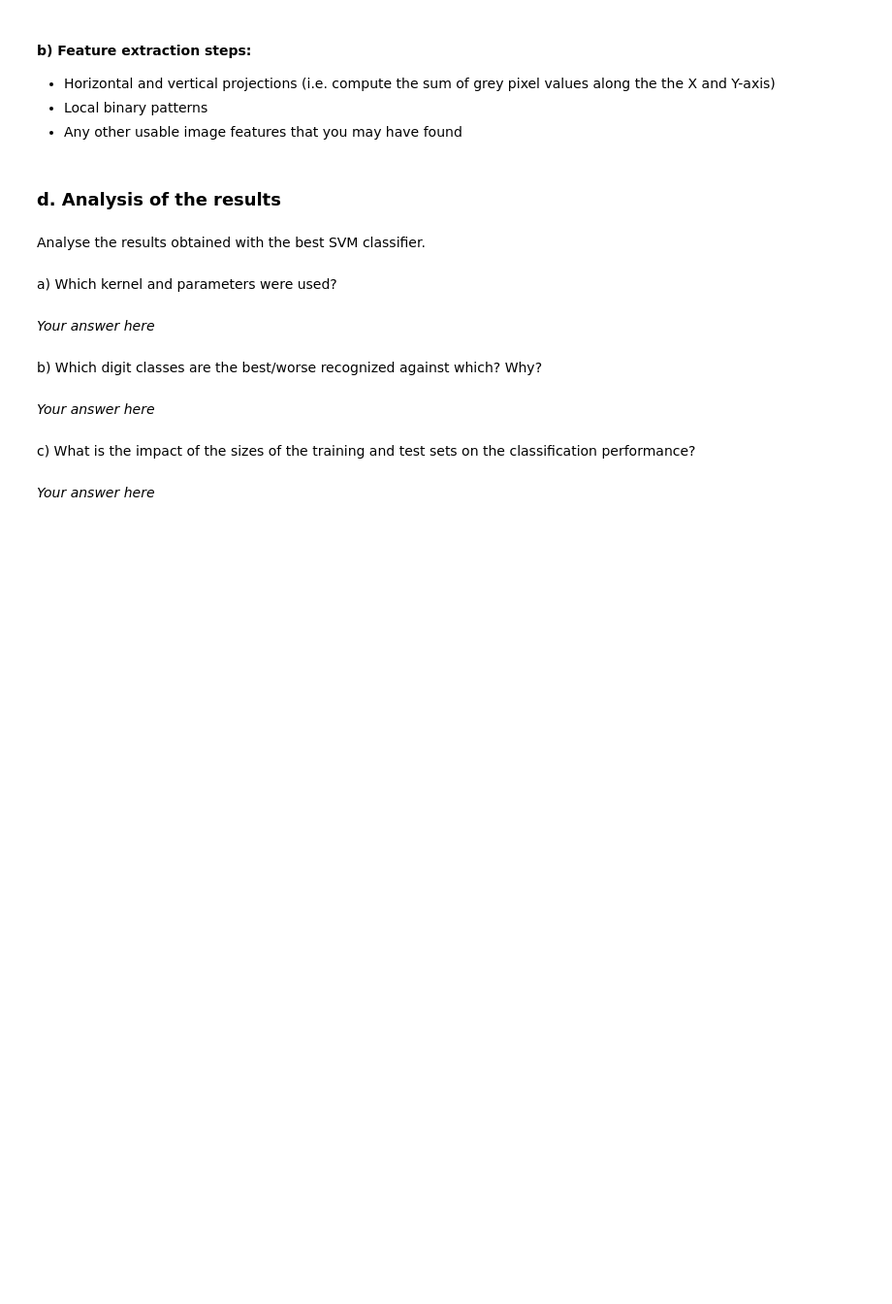
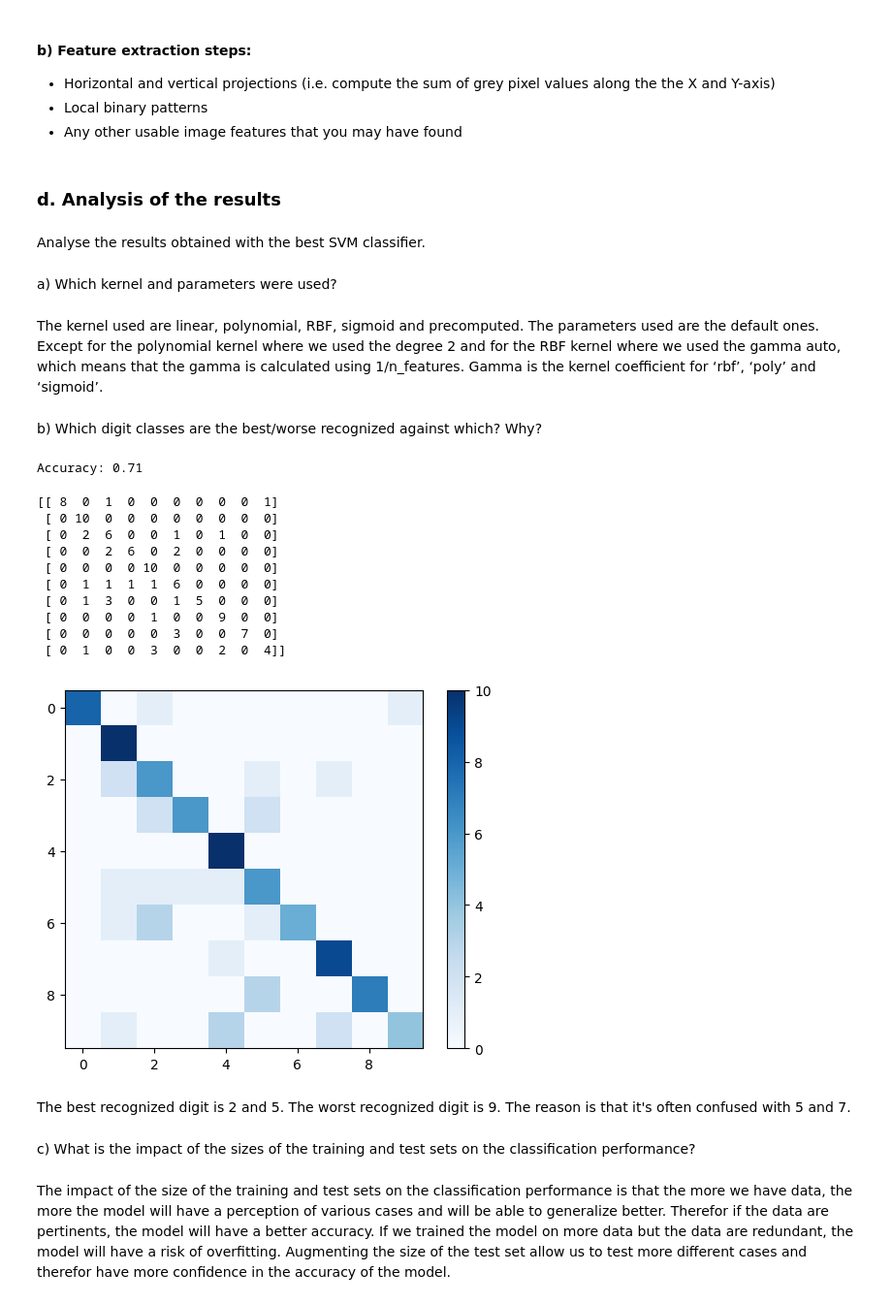
Before and after one commit to magskwa/Mache_Le, a Jupyter notebook: PW07/ex1-digit-classification/ex1-digit-classification-stud.ipynb, the cells around one changed output. Shown at 97% size. Cells and saved outputs as stored; diff of their text form; code cells hidden in the pictures; blank space fills up the shorter version.

```diff
--- a/PW07/ex1-digit-classification/ex1-digit-classification-stud.ipynb
+++ b/PW07/ex1-digit-classification/ex1-digit-classification-stud.ipynb
@@ -67,0 +92,9 @@ SVC()
+# %%
+# for each svm in svms, train and evaluate with cross-validation 10 folds
+from sklearn.model_selection import cross_val_score
+svm_scores = []
+
+for svm in svms:
+   scores = cross_val_score(svm, X_train, y_train, cv=10, n_jobs=-1)
+   print(scores)
+   svm_scores.append(scores)
@@ -67,0 +106,4 @@ SVC()
+# %%
+# print the mean and standard deviation of the scores
+for i in range(len(svms)):
+   print("model: ", svms[i].kernel, " mean: ", svm_scores[i].mean(), " std: ", svm_scores[i].std())
@@ -72,7 +119,10 @@ Analyse the impact of the classification performances using the following prepro
 # %% [markdown]
 #### a) Preprocessing step: convert images to binary (i.e. black and white) representations
 # %%
-# Your code here
+# convert each value in X that is not 0. to 1
+train_binary = train_set_balanced.copy()
+for i in range(len(train_binary[0])):
+   train_binary[0][i] = np.where(train_binary[0][i] != 0., 1., 0.)
 # %% [markdown]
 #### b) Feature extraction steps:
 * Horizontal and vertical projections (i.e. compute the sum of grey pixel values along the the X and Y-axis)
@@ -87,12 +135,40 @@ Analyse the results obtained with the best SVM classifier.
 # %% [markdown]
 a) Which kernel and parameters were used?
 # %% [markdown]
-_Your answer here_
+The kernel used are linear, polynomial, RBF, sigmoid and precomputed. The parameters used are the default ones. Except for the polynomial kernel where we used the degree 2 and for the RBF kernel where we used the gamma auto, which means that the gamma is calculated using 1/n_features. Gamma is the kernel coefficient for ‘rbf’, ‘poly’ and ‘sigmoid’.
 # %% [markdown]
 b) Which digit classes are the best/worse recognized against which? Why?
+# %%
+# use the linear model because it is the best model found in the previous step
+pred = svm_linear.fit(train_binary[0], train_binary[1]).predict(test_set_balanced[0])
+print("Accuracy:", metrics.accuracy_score(test_set_balanced[1], pred))
+# %% [output]
+Accuracy: 0.71
+# %%
+# compute the confusion matrix
+cm = metrics.confusion_matrix(test_set_balanced[1], pred)
+print(cm)
+
+# plot the confusion matrix
+plt.imshow(cm, interpolation='nearest', cmap=plt.cm.Blues)
+plt.colorbar()
+plt.show()
+# %% [output]
+[[ 8  0  1  0  0  0  0  0  0  1]
+ [ 0 10  0  0  0  0  0  0  0  0]
+ [ 0  2  6  0  0  1  0  1  0  0]
+ [ 0  0  2  6  0  2  0  0  0  0]
+ [ 0  0  0  0 10  0  0  0  0  0]
+ [ 0  1  1  1  1  6  0  0  0  0]
+ [ 0  1  3  0  0  1  5  0  0  0]
+ [ 0  0  0  0  1  0  0  9  0  0]
+ [ 0  0  0  0  0  3  0  0  7  0]
+ [ 0  1  0  0  3  0  0  2  0  4]]
+[figure, added]
 # %% [markdown]
-_Your answer here_
+The best recognized digit is 2 and 5. The worst recognized digit is 9. The reason is that it's often confused with 5 and 7.
 # %% [markdown]
 c) What is the impact of the sizes of the training and test sets on the classification performance?
 # %% [markdown]
-_Your answer here_
+The impact of the size of the training and test sets on the classification performance is that the more we have data, the more the model will have a perception of various cases and will be able to generalize better. Therefor if the data are pertinents, the model will have a better accuracy. If we trained the model on more data but the data are redundant, the model will have a risk of overfitting.
+Augmenting the size of the test set allow us to test more different cases and therefor have more confidence in the accuracy of the model.
```
Also changed, not shown: parts of 12 cells of this notebook.
